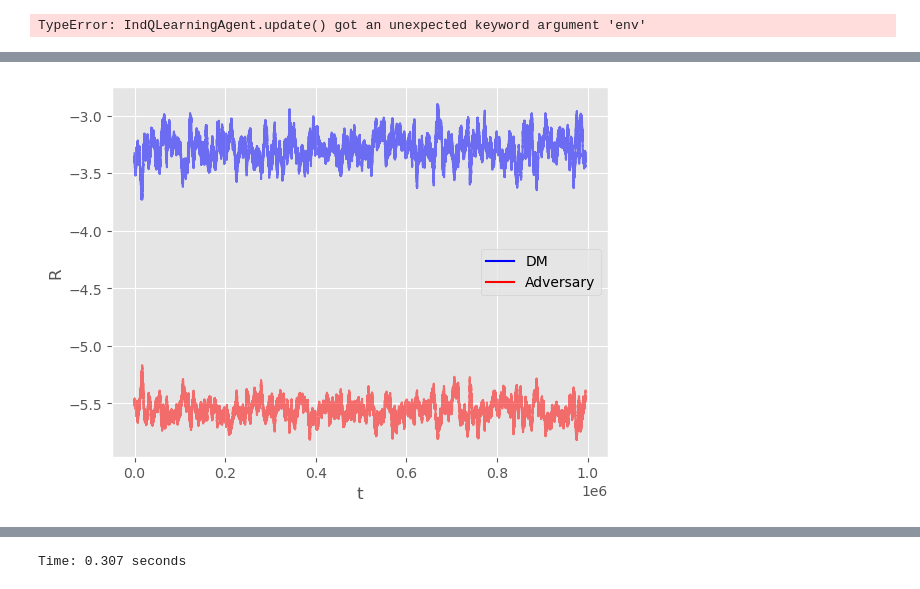
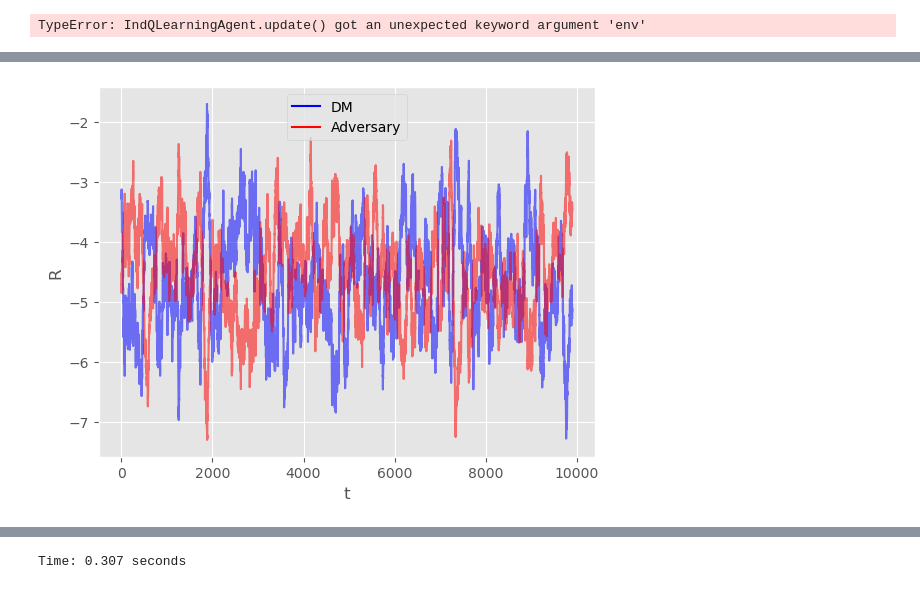
Before and after one commit to Ruzejjur/ARAMARL_TMDP_DP, a Jupyter notebook: TMDP_DP/Experiments_CoinGame_DP.ipynb, the cells around one changed output, grey strips where cells are left out. Saved outputs shown, nothing was run; the diff lists cells and outputs as text; code cells hidden in the pictures.

```diff
--- a/TMDP_DP/Experiments_CoinGame_DP.ipynb
+++ b/TMDP_DP/Experiments_CoinGame_DP.ipynb
@@ -207,7 +208,7 @@ n_states = env.n_states
 n_iter = 10000
 
 # Constant gamma
-gamma = 0.999
+gamma = 0.95
 
 # Learning rate
 learning_rate = 0.5
@@ -329,7 +324,8 @@ for n in tqdm(range(N_EXP), desc="Experiments"):
     # TODO: Add reset method to individual agents and move them to initialization
     #* Note: The agent's here are reinitialized, instead reset can be done by reseting the Q matrix inside the agent.
 
-    P1 = LevelKQAgent(k=1, action_space=np.array(range(8)), enemy_action_space=np.array(range(8)), n_states=n_states, learning_rate=learning_rate, epsilon=epsilon_begin, gamma=gamma)
+    P1 = LevelKQAgent(k=1, action_space=np.array(range(8)), enemy_action_space=np.array(range(8)),
+                      n_states=n_states, learning_rate=learning_rate, epsilon=epsilon_begin, gamma=gamma, grid_size=grid_size)
 
     # P1 = IndQLearningAgentSoftmax(np.array(range(8)), n_states, learning_rate=learning_rate,
     #                        epsilon=linear_epsilon_decay_arr[0], gamma=gamma, enemy_action_space=None, beta = 1)
@@ -338,7 +334,10 @@ for n in tqdm(range(N_EXP), desc="Experiments"):
     # P2 = IndQLearningAgentSoftmax(np.array(range(8)), n_states, learning_rate=learning_rate,
     #                        epsilon=epsilon_begin, gamma=gamma, enemy_action_space=None, beta = 1)
 
-    P2 = ManhattanAgent(action_space=np.array(range(8)), coin_location = np.array([env.coin_1, env.coin_2]), grid_size = grid_size, player_id = 1)
+    # P2 = ManhattanAgent(action_space=np.array(range(8)), coin_location = np.array([env.coin_1, env.coin_2]), grid_size = grid_size, player_id = 1)
+
+    P2 = LevelKQAgent(k=2, action_space=np.array(range(8)), enemy_action_space=np.array(range(8)),
+                    n_states=n_states, learning_rate=learning_rate, epsilon=epsilon_begin, gamma=gamma, grid_size=grid_size)
 
     # Reset the reward vectors for the experiment
     r0s = []
@@ -397,7 +396,7 @@ for n in tqdm(range(N_EXP), desc="Experiments"):
             # Agents update their Q/Value functions
             # * Note: They update their Q/Value functions simultaneously
             P1.update(s, [a1, a2], [rewards[0], rewards[1]], s_new)
-            #P2.update(s, [a2, a1], [rewards[1], rewards[0]], s_new)
+            P2.update(s, [a2, a1], [rewards[1], rewards[0]], s_new)
 
             # Set the current state to the new state
             s = s_new
@@ -483,7 +480,7 @@ for n in tqdm(range(N_EXP), desc="Experiments"):
     #     env=env
     # )
 
-    P2 = ManhattanAgent_Ultra_Aggressive(action_space=np.array(range(8)), coin_location = np.array([env.coin_1, env.coin_2]), grid_size = grid_size, player_id = 1)
+    P2 = ManhattanAgent(action_space=np.array(range(8)), coin_location = np.array([env.coin_1, env.coin_2]), grid_size = grid_size, player_id = 1)
 
 
     # P1 = IndQLearningAgentSoftmax(np.array(range(8)), n_states, learning_rate=learning_rate,
@@ -530,8 +527,7 @@ for n in tqdm(range(N_EXP), desc="Experiments"):
          gamma=gamma,
          player_id=0,
          env=env,
-         coin_location=np.array([env.coin_1, env.coin_2]),
-         grid_size=grid_size
+         enemy=P2
     )
 
 
@@ -582,7 +578,7 @@ for n in tqdm(range(N_EXP), desc="Experiments"):
             # Agents choose actions
             # * Note: They choose the actions simultaneously
             a1 = P1.act(obs=s, env=env)
-            a2 = P2.act(obs=s, env=env)
+            a2 = P2.act(obs=s, env=None)
 
             # Save locations for logging before a step is made
             DM_location_old = env.blue_player.copy()
@@ -654,6 +676,6 @@ Starting offline in-place value iteration on V(s, b)...
 # %%
-plot(r0ss, r1ss, moving_average_window_size=5000, dir = None)
+plot(r0ss, r1ss, moving_average_window_size=100, dir = None)
 # %% [output]
-[figure, old version]
+[figure, new version]
 # %%
 experiment_num_to_display = 0
```
Also changed, not shown: parts of 6 cells of this notebook, 3 other files.
